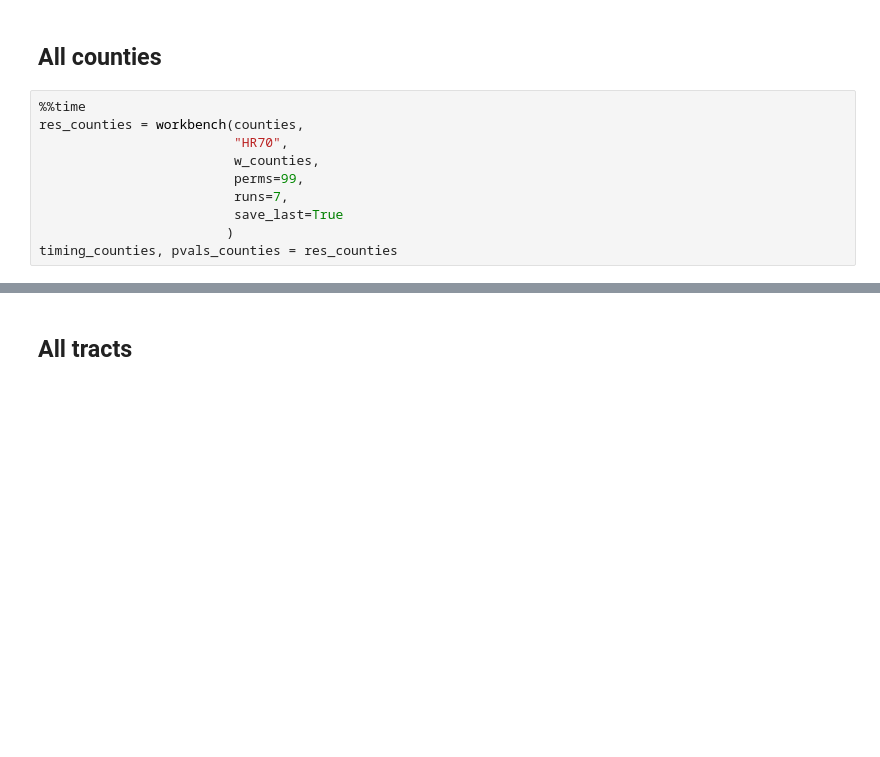
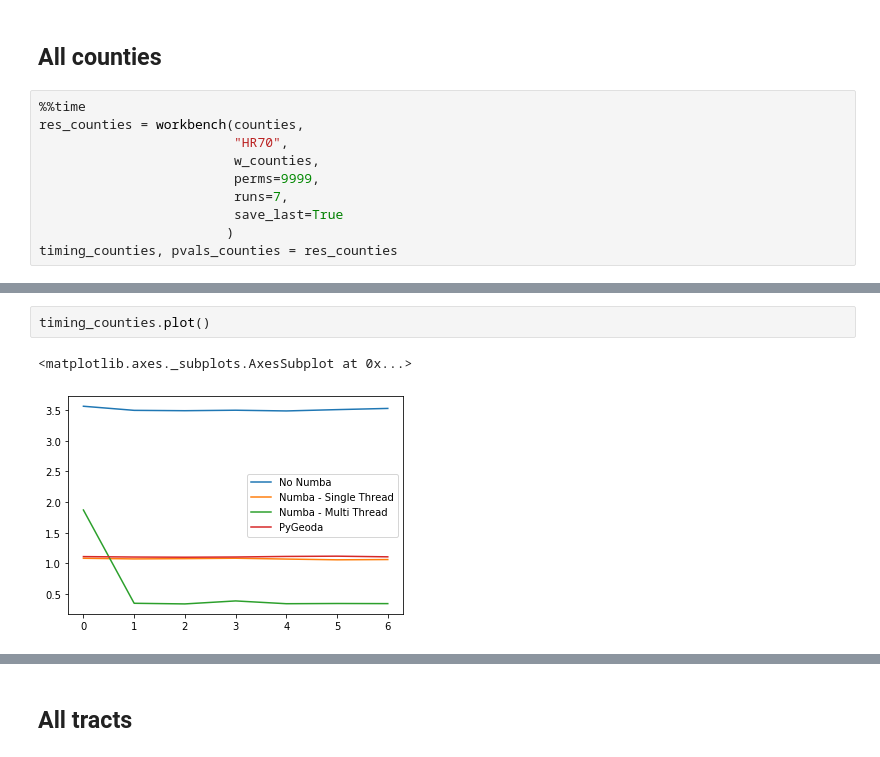
Before and after one commit to pysal/esda, a Jupyter notebook: perf-comparison.ipynb, the cells around one changed output, grey strips where cells are left out. Saved outputs shown, nothing was run; the diff lists cells and outputs as text; blank space fills up the shorter version.

```diff
--- a/perf-comparison.ipynb
+++ b/perf-comparison.ipynb
@@ -126,7 +180,7 @@ def workbench(db, y_name, w, perms=PERMS, runs=5, save_last=False):
 res_counties = workbench(counties,
                          "HR70",
                          w_counties,
-                         perms=99,
+                         perms=9999,
                          runs=7,
                          save_last=True
                         )
@@ -145 +199,6 @@ PyGeoda                  0.068683
 dtype: float64
+# %%
+timing_counties.plot()
+# %% [output]
+<matplotlib.axes._subplots.AxesSubplot at 0x...>
+[figure, added]
```
Also changed, not shown: parts of 21 cells of this notebook.
